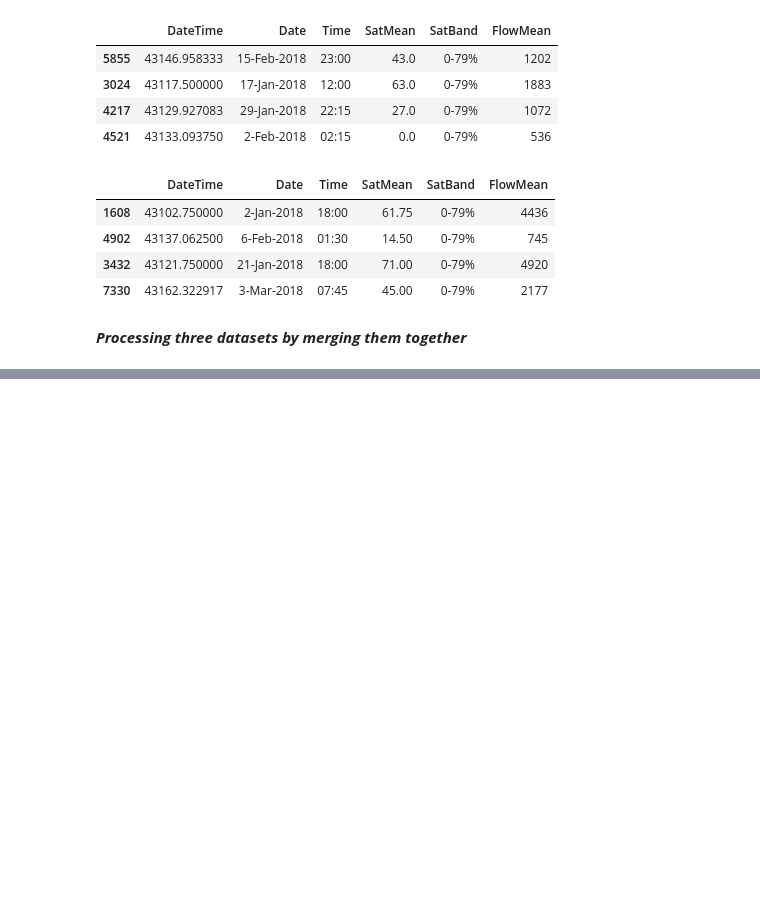
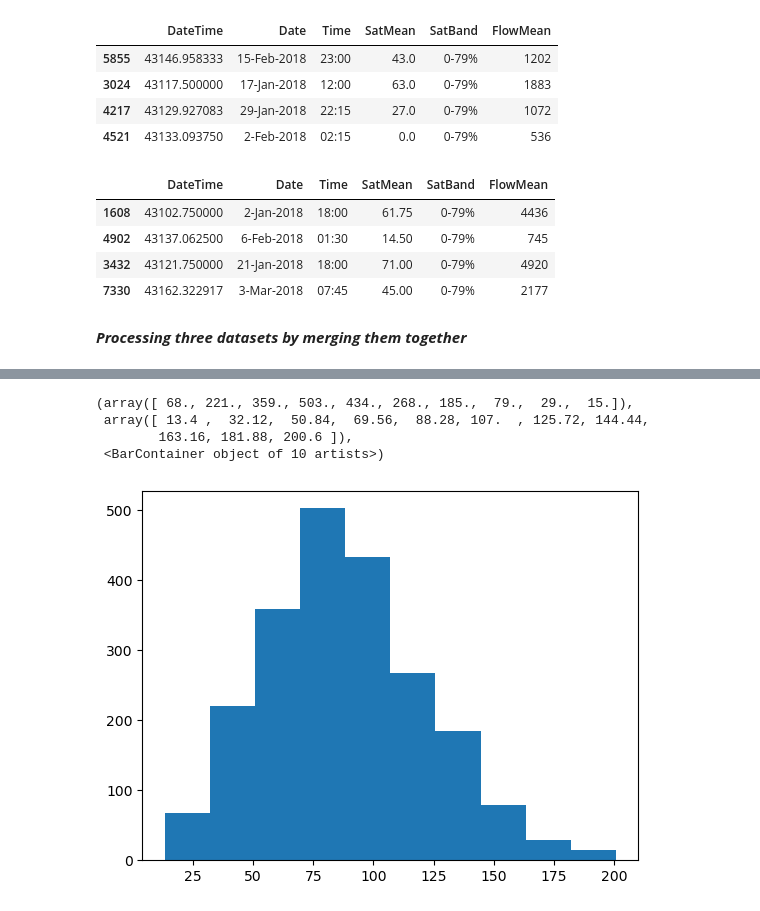
Before and after one commit to BohaoSuCC/2024CUSPLondonDataDive, a Jupyter notebook: 01_BasicCorrelationTest.ipynb, the cells around one changed output, grey strips where cells are left out. Saved outputs shown, nothing was run; the diff lists cells and outputs as text; code cells hidden in the pictures; blank space fills up the shorter version.

```diff
--- a/01_BasicCorrelationTest.ipynb
+++ b/01_BasicCorrelationTest.ipynb
@@ -148,5 +149,14 @@ Non-Null Count  Dtype
 dtypes: float64(1)
 memory usage: 33.8 KB
+# %%
+# 画出Corrtest['Westminster - Marylebone Road FDMS: PM2.5 Particulate (ug/m3)']这一列数据的histogram
+plt.hist(Corrtest['Westminster - Strand (Northbank BID): Nitrogen Dioxide (ug/m3)'])
+# %% [output]
+(array([ 68., 221., 359., 503., 434., 268., 185.,  79.,  29.,  15.]),
+ array([ 13.4 ,  32.12,  50.84,  69.56,  88.28, 107.  , 125.72, 144.44,
+        163.16, 181.88, 200.6 ]),
+ <BarContainer object of 10 artists>)
+[figure, added]
 # %%
 norm = colors.Normalize(vmin=Corrtest['Hour'].min(), vmax=Corrtest['Hour'].max())
 
```
Also changed, not shown: parts of 8 cells of this notebook.
